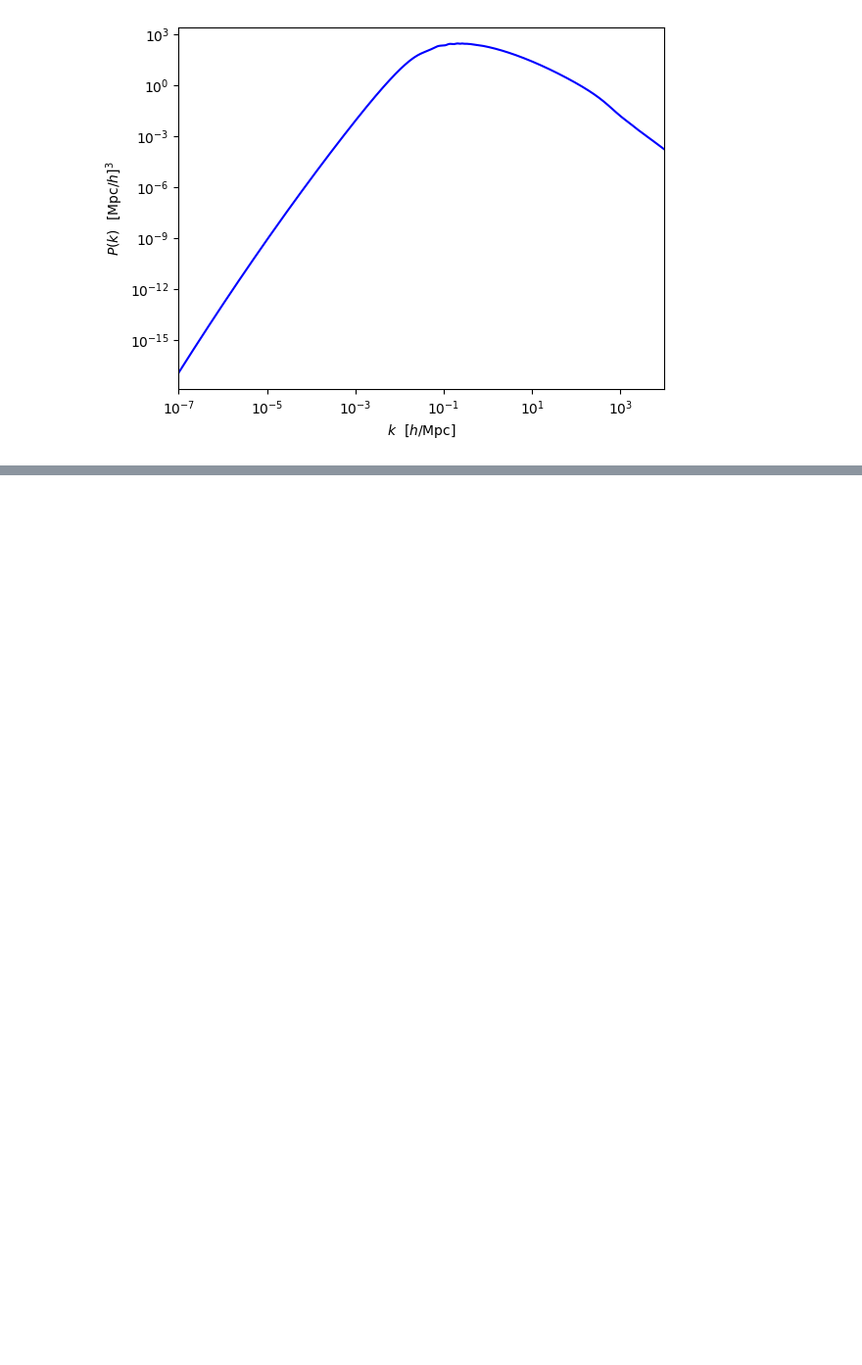
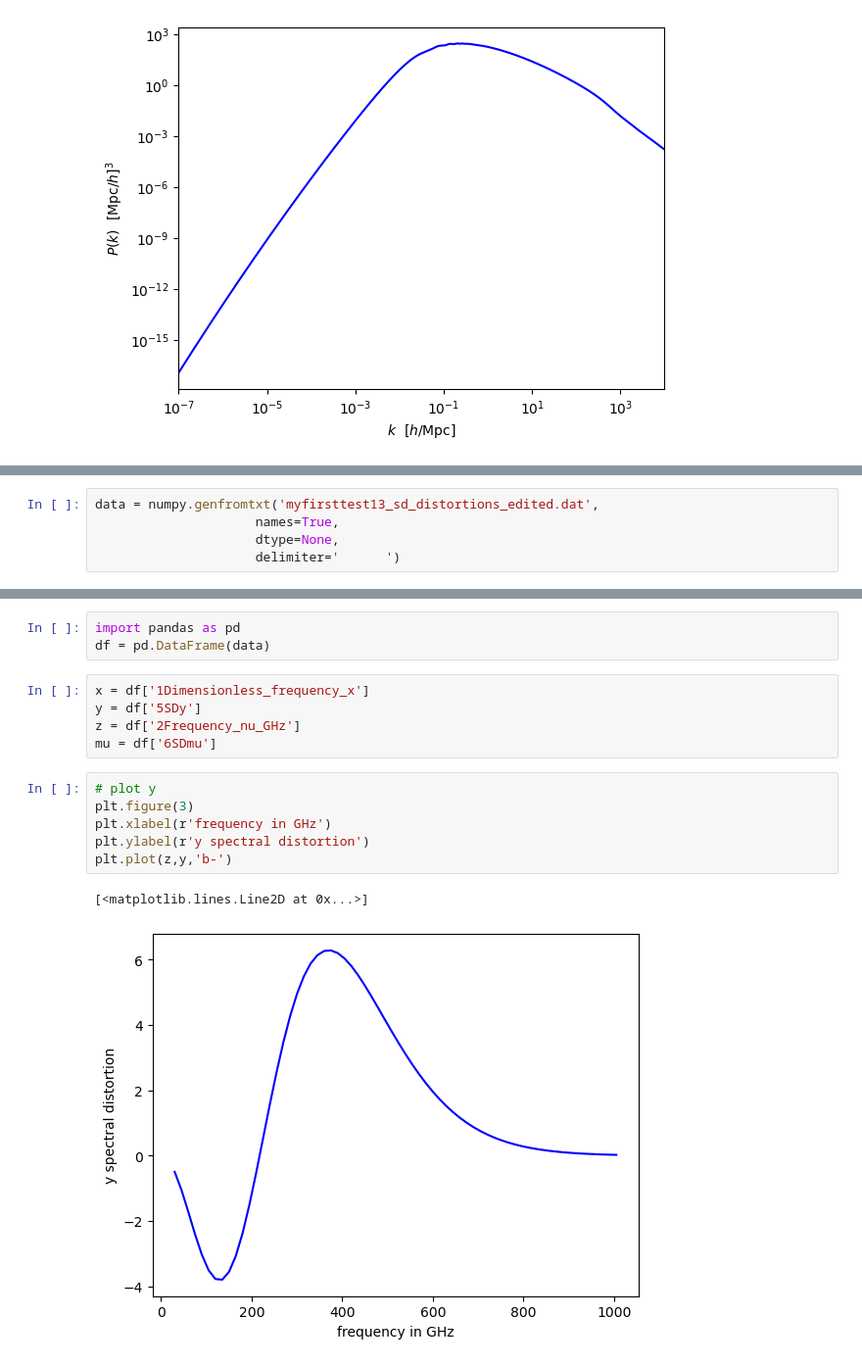
Before and after one commit to P-12/masterProject, a Jupyter notebook: MasterProject.ipynb, the cells around one changed output, grey strips where cells are left out. Shown: that part at 98% size. Cells and saved outputs as stored; diff of their text form; blank space fills up the shorter version.

Commit message:
adding graphs and graph data

```diff
--- a/MasterProject.ipynb
+++ b/MasterProject.ipynb
@@ -136,0 +134,5 @@ plt.plot(kk,Pk,'b-')
+# %%
+data = numpy.genfromtxt('myfirsttest13_sd_distortions_edited.dat',
+                     names=True,
+                     dtype=None,
+                     delimiter='      ')
@@ -136,0 +159,17 @@ plt.plot(kk,Pk,'b-')
+# %%
+import pandas as pd
+df = pd.DataFrame(data)
+# %%
+x = df['1Dimensionless_frequency_x']
+y = df['5SDy']
+z = df['2Frequency_nu_GHz']
+mu = df['6SDmu']
+# %%
+# plot y
+plt.figure(3)
+plt.xlabel(r'frequency in GHz')
+plt.ylabel(r'y spectral distortion')
+plt.plot(z,y,'b-')
+# %% [output]
+[<matplotlib.lines.Line2D at 0x...>]
+[figure, added]
```
Also changed, not shown: parts of 3 cells of this notebook, 1 other file.
